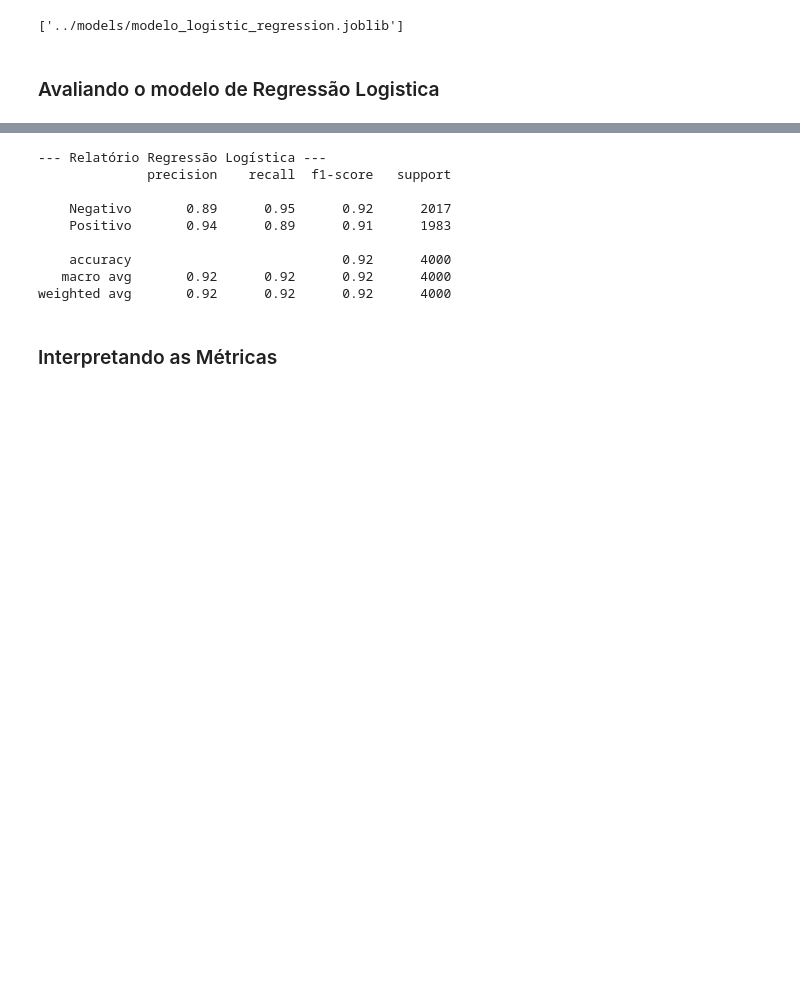
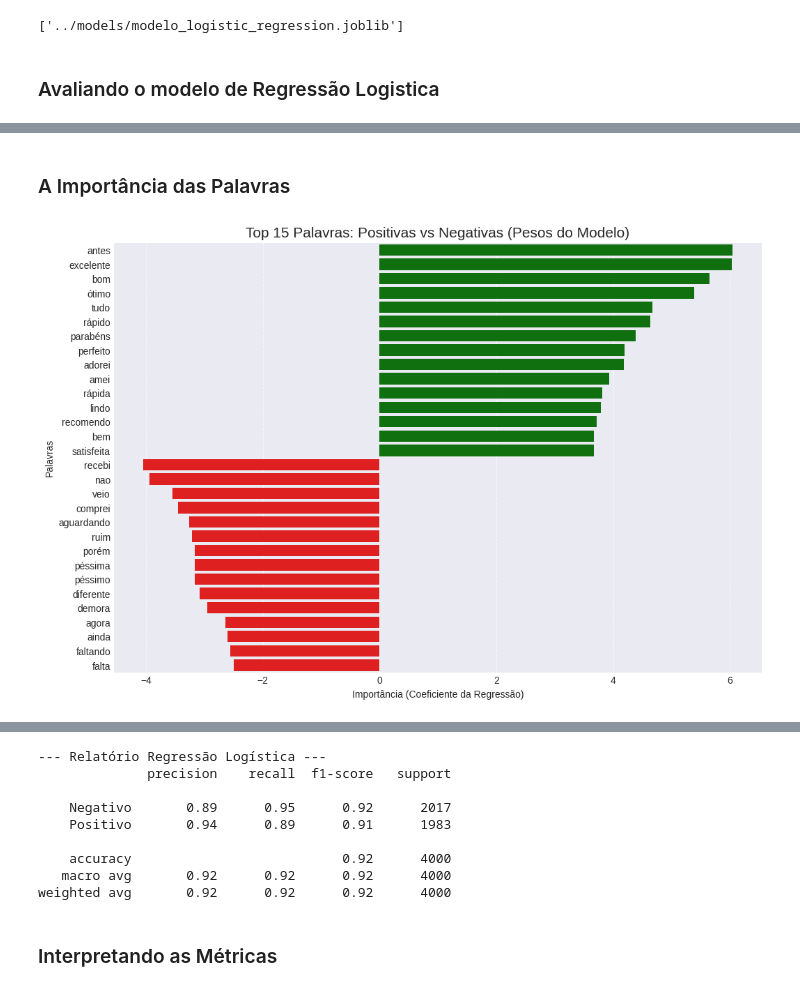
Before and after one commit to ONE-sentiment-analysis/One_sentiment_analysis_model, a Jupyter notebook: src/notebooks/00_One_sentiment_analysis_model.ipynb, the cells around one changed output, grey strips where cells are left out. Drawn from its saved outputs; the diff is of its cells as text; code cells hidden in the pictures; blank space fills up the shorter version.

Commit message:
analise do modelo completa

```diff
--- a/src/notebooks/00_One_sentiment_analysis_model.ipynb
+++ b/src/notebooks/00_One_sentiment_analysis_model.ipynb
@@ -542,0 +516,36 @@ plt.savefig("../resources/img/004_matriz_confusao_LR.png")
+# %% [markdown]
+### A Importância das Palavras
+# %%
+import matplotlib.pyplot as plt
+import pandas as pd
+import seaborn as sns
+from joblib import load
+
+# extrair pesos e nomes das palavras
+palavras = vectorizer.get_feature_names_out()
+pesos = modelo_lr.coef_[0]
+
+# criar um DataFrame para facilitar a manipulação
+df_pesos = pd.DataFrame({'Palavra': palavras, 'Peso': pesos})
+
+# separar as 15 mais positivas e as 15 mais negativas
+top_positivas = df_pesos.sort_values(by='Peso', ascending=False).head(15)
+top_negativas = df_pesos.sort_values(by='Peso', ascending=True).head(15)
+
+# unir para o grafico
+top_geral = pd.concat([top_positivas, top_negativas])
+
+# criar o grafico
+plt.figure(figsize=(12, 8))
+colors = ['red' if x < 0 else 'green' for x in top_geral['Peso']]
+
+sns.barplot(data=top_geral, x='Peso', y='Palavra', palette=colors)
+plt.title('Top 15 Palavras: Positivas vs Negativas (Pesos do Modelo)', fontsize=15)
+plt.xlabel('Importância (Coeficiente da Regressão)')
+plt.ylabel('Palavras')
+plt.grid(axis='x', linestyle='--', alpha=0.7)
+plt.savefig("../resources/img/005_top_15_LR.png", dpi=300, bbox_inches='tight')
+plt.show()
+plt.close()
+# %% [output]
+[figure, added]
```
Also changed, not shown: parts of 14 cells of this notebook, 10 other files.
